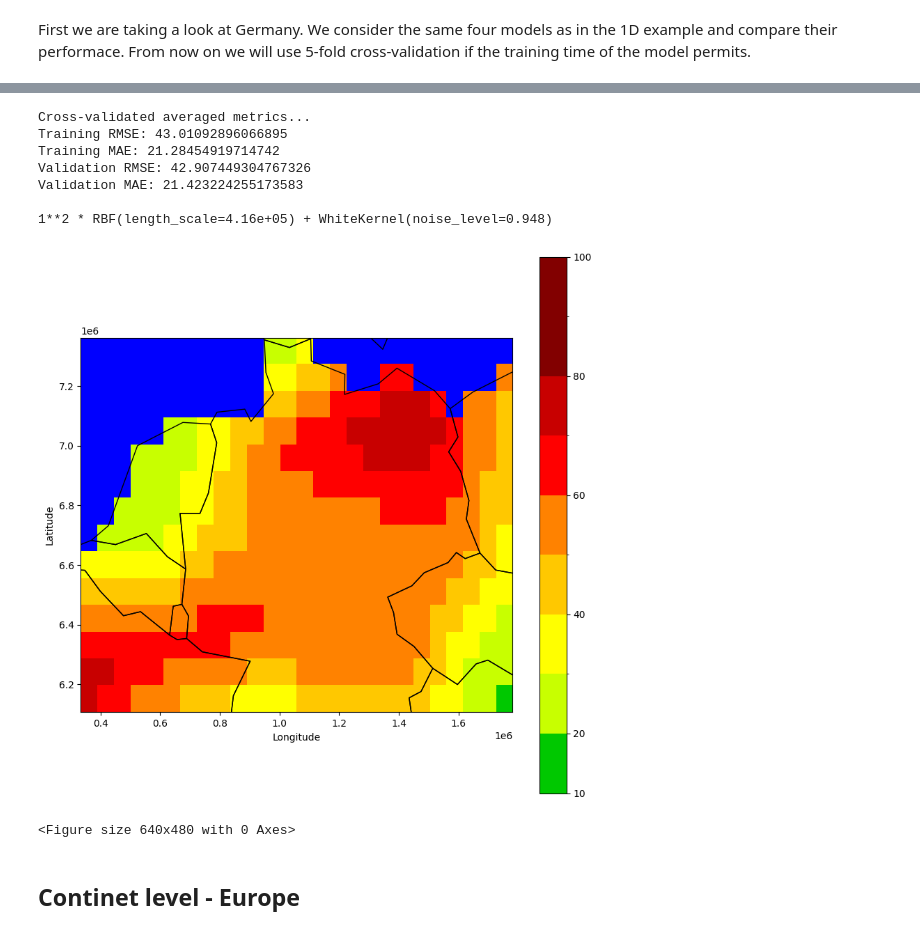
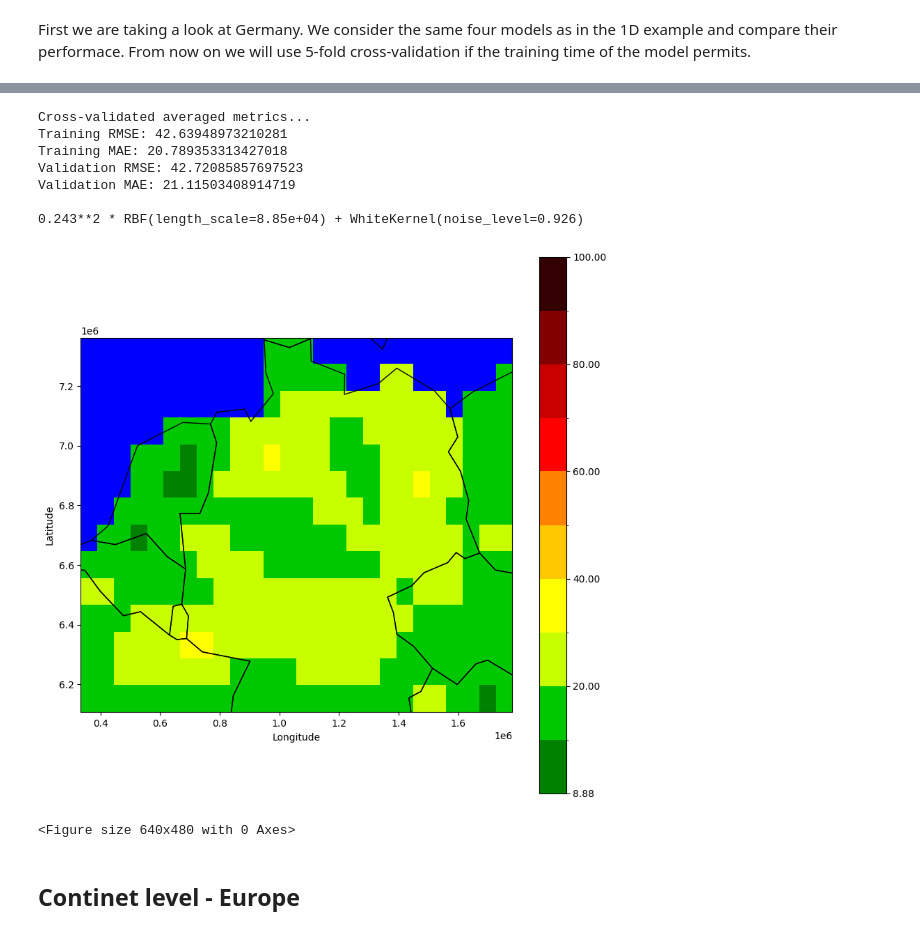
Before and after one commit to Hitchwiki/hitchmap-data, a Jupyter notebook: visualization/predictors/heatchmap.ipynb, the cells around one changed output, grey strips where cells are left out. Saved outputs shown, nothing was run; the diff lists cells and outputs as text; code cells hidden in the pictures.

```diff
--- a/visualization/predictors/heatchmap.ipynb
+++ b/visualization/predictors/heatchmap.ipynb
@@ -306,25 +305,25 @@ Validation MAE: 24.329956706206097
 # %%
 X = points[['lon', 'lat']].values
 y = points['wait'].values
 
-kernel = ConstantKernel(constant_value=1.0**2, constant_value_bounds='fixed') * RBF(
+kernel = ConstantKernel(constant_value=1.0**2, constant_value_bounds=(1e-2, 1e1)) * RBF(
     length_scale_bounds=(1e4, 1e6)
 ) + WhiteKernel(noise_level_bounds=(1e-1, 1e1))
 
 
 gpr = get_gpr(kernel)
 gpr = evaluate_cv(estimator=gpr, X=X, y=y)
 print(gpr.regressor_.kernel_)
-map_from_model(gpr, region=region, show_uncertainties=True)
+map_from_model(gpr, region=region);
 # %% [output]
 Cross-validated averaged metrics...
-Training RMSE: 43.01092896066895
-Training MAE: 21.28454919714742
-Validation RMSE: 42.907449304767326
-Validation MAE: 21.423224255173583
+Training RMSE: 42.63948973210281
+Training MAE: 20.789353313427018
+Validation RMSE: 42.72085857697523
+Validation MAE: 21.11503408914719
 
-1**2 * RBF(length_scale=4.16e+05) + WhiteKernel(noise_level=0.948)
+0.243**2 * RBF(length_scale=8.85e+04) + WhiteKernel(noise_level=0.926)
-[figure, old version]
+[figure, new version]
 <Figure size 640x480 with 0 Axes>
 # %% [markdown]
 ## Continet level - Europe
```
Also changed, not shown: parts of 16 cells of this notebook, 9 other files.
